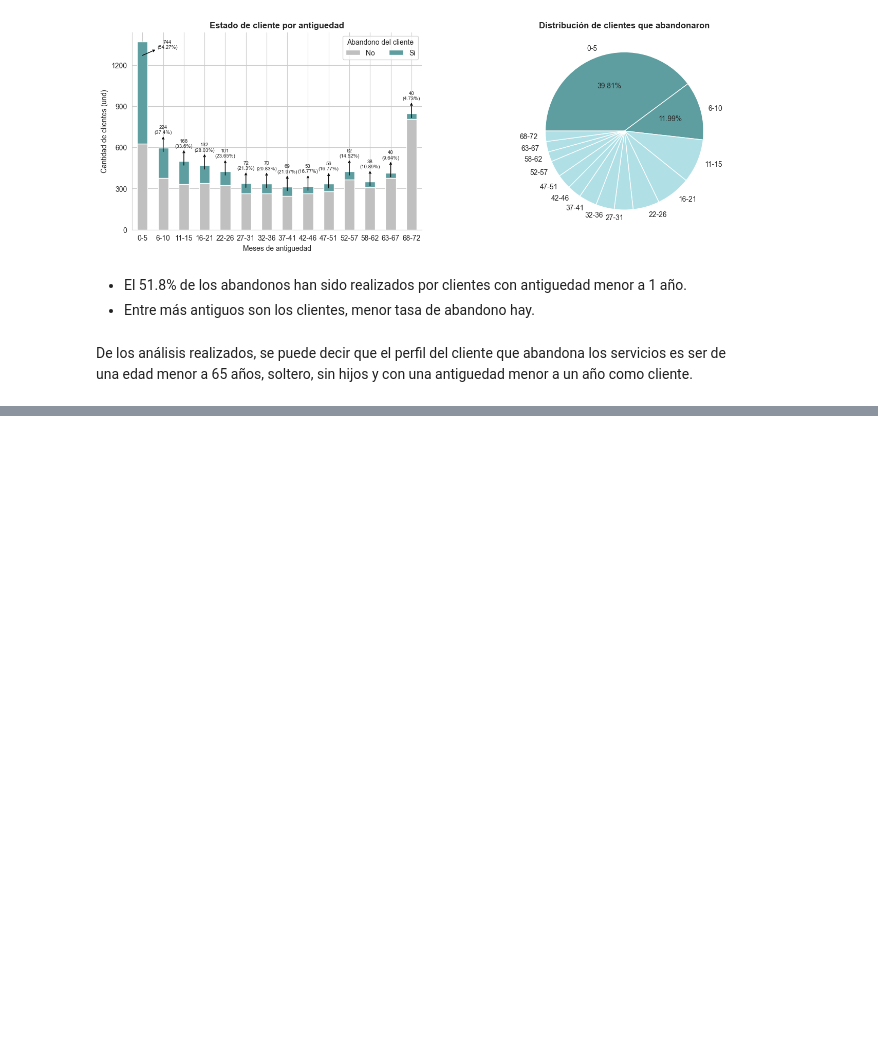
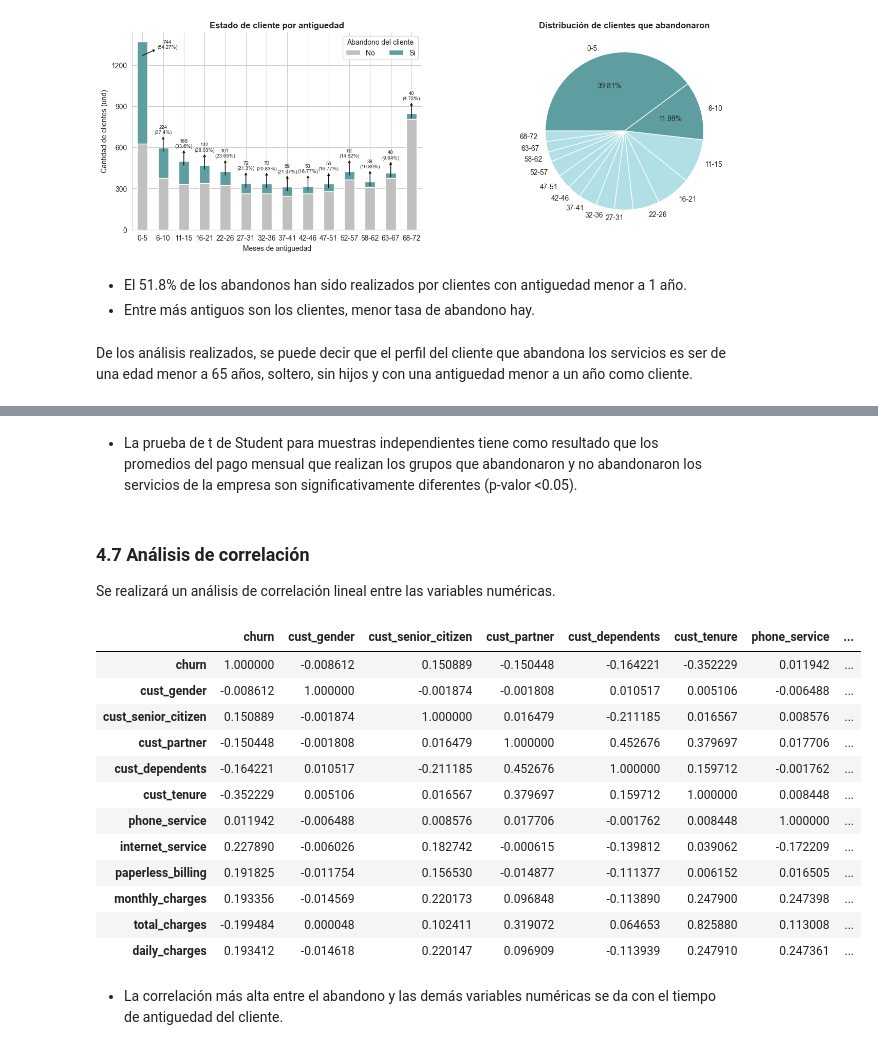
Before and after one commit to ecordovag/telecomx, a Jupyter notebook: telecom_x.ipynb, the cells around one changed output, grey strips where cells are left out. Cells and saved outputs as stored; diff of their text form; code cells hidden in the pictures; blank space fills up the shorter version.

```diff
--- a/telecom_x.ipynb
+++ b/telecom_x.ipynb
@@ -1289 +1459,24 @@ De los análisis realizados, se puede decir que el perfil del cliente que abando
+# %% [markdown]
+- La prueba de t de Student para muestras independientes tiene como resultado que los promedios del pago mensual que realizan los grupos que abandonaron y no abandonaron los servicios de la empresa son significativamente diferentes (p-valor <0.05).
+# %% [markdown]
+### 4.7 Análisis de correlación
+Se realizará un análisis de correlación lineal entre las variables numéricas.
+# %%
+df_final.corr(numeric_only=True)
+# %% [output]
+|  | churn | cust_gender | cust_senior_citizen | cust_partner | cust_dependents | cust_tenure | phone_service | ... |
+| churn | 1.000000 | -0.008612 | 0.150889 | -0.150448 | -0.164221 | -0.352229 | 0.011942 | ... |
+| cust_gender | -0.008612 | 1.000000 | -0.001874 | -0.001808 | 0.010517 | 0.005106 | -0.006488 | ... |
+| cust_senior_citizen | 0.150889 | -0.001874 | 1.000000 | 0.016479 | -0.211185 | 0.016567 | 0.008576 | ... |
+| cust_partner | -0.150448 | -0.001808 | 0.016479 | 1.000000 | 0.452676 | 0.379697 | 0.017706 | ... |
+| cust_dependents | -0.164221 | 0.010517 | -0.211185 | 0.452676 | 1.000000 | 0.159712 | -0.001762 | ... |
+| cust_tenure | -0.352229 | 0.005106 | 0.016567 | 0.379697 | 0.159712 | 1.000000 | 0.008448 | ... |
+| phone_service | 0.011942 | -0.006488 | 0.008576 | 0.017706 | -0.001762 | 0.008448 | 1.000000 | ... |
+| internet_service | 0.227890 | -0.006026 | 0.182742 | -0.000615 | -0.139812 | 0.039062 | -0.172209 | ... |
+| paperless_billing | 0.191825 | -0.011754 | 0.156530 | -0.014877 | -0.111377 | 0.006152 | 0.016505 | ... |
+| monthly_charges | 0.193356 | -0.014569 | 0.220173 | 0.096848 | -0.113890 | 0.247900 | 0.247398 | ... |
+| total_charges | -0.199484 | 0.000048 | 0.102411 | 0.319072 | 0.064653 | 0.825880 | 0.113008 | ... |
+| daily_charges | 0.193412 | -0.014618 | 0.220147 | 0.096909 | -0.113939 | 0.247910 | 0.247361 | ... |
+# %% [markdown]
+- La correlación más alta entre el abandono y las demás variables numéricas se da con el tiempo de antiguedad del cliente.
 # %% [markdown]
```
Also changed, not shown: parts of 31 cells of this notebook.
